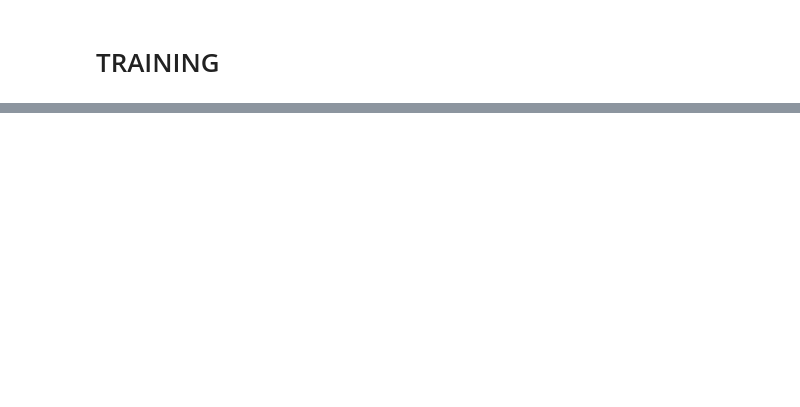
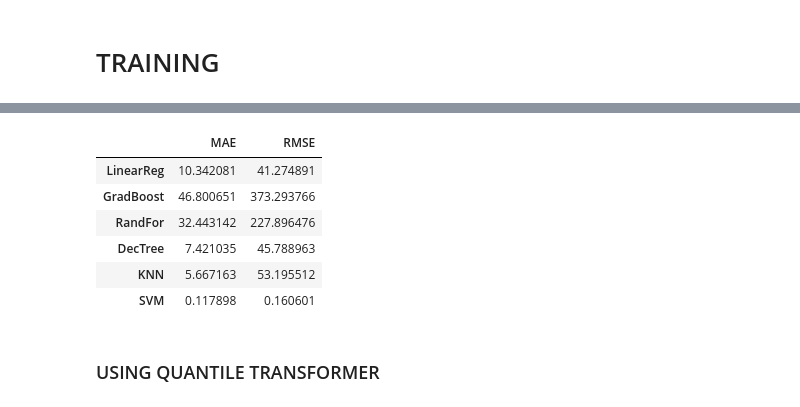
Before and after one commit to mattmiranda/ml-regression, a Jupyter notebook: main.ipynb, the cells around one changed output, grey strips where cells are left out. Drawn from its saved outputs; the diff is of its cells as text; code cells hidden in the pictures; blank space fills up the shorter version.

```diff
--- a/main.ipynb
+++ b/main.ipynb
@@ -500,0 +359,11 @@ from sklearn.model_selection import train_test_split
+# %%
+# Spliting data into training and testing sets
+X = df.drop(["Price", "Boxes_T"], axis=1)
+y = df["Price"]
+
+X_train, X_test, y_train, y_test = train_test_split(X, y, test_size=0.2, random_state=43)
+
+print("X_train: ", X_train.shape)
+print("y_train: ", y_train.shape)
+print("X_test: ", X_test.shape)
+print("y_test: ", y_test.shape)
@@ -500,0 +397,7 @@ from sklearn.model_selection import train_test_split
+# %%
+# Make column transformer to make it easier to create scikit-learn pipeline later
+# Encoding nominal variabe "Region"
+one_hot_enc = OneHotEncoder(sparse=False)
+scaler = StandardScaler()
+col_trans = make_column_transformer((one_hot_enc, ["Region"]), (scaler, ["Volume", "Boxes_S", "Boxes_L", "Boxes_XL"]))
+col_trans.fit_transform(X)[:5]
@@ -500,0 +422,53 @@ from sklearn.model_selection import train_test_split
+# %%
+# Create pipelines from all models
+
+models = []
+
+# Instantiate pipeline with linear regression
+lm = LinearRegression()
+lm_pipeline = make_pipeline(col_trans, lm)
+# run_model("Linear", lm_pipeline, X_train, y_train, X_test, y_test)
+models.append({"name": "LinearReg", "pipeline": lm_pipeline})
+
+# Instantiate Gradient Boosting Regressor with default loss = 'squared_error' and default criterion = 'friedman_mse'
+gbm = GradientBoostingRegressor()
+gbm_pipeline = make_pipeline(col_trans, gbm)
+# run_model("GB", lm_pipeline, X_train, y_train, X_test, y_test)
+models.append({"name": "GradBoost", "pipeline": gbm_pipeline})
+
+# Deault criterion for Random Forrest is 'squared_error'
+rfm = RandomForestRegressor()
+rfm_pipeline = make_pipeline(col_trans, rfm)
+# run_model("RandForr", lm_pipeline, X_train, y_train, X_test, y_test)
+models.append({"name": "RandFor", "pipeline": rfm_pipeline})
+
+# Decision Tree
+dtm = tree.DecisionTreeRegressor(max_depth=1)
+dtm_pipeline = make_pipeline(col_trans, dtm)
+# run_model("DecTree", dtm_pipeline, X_train, y_train, X_test, y_test)
+models.append({"name": "DecTree", "pipeline": dtm_pipeline})
+
+# KNN
+knn = neighbors.KNeighborsRegressor(n_neighbors=5, weights='uniform')
+knn_pipeline = make_pipeline(col_trans, knn)
+# run_model("KNN", knn_pipeline, X_train, y_train, X_test, y_test)
+models.append({"name": "KNN", "pipeline": knn_pipeline})
+
+# SVM
+svm = SVR()
+svm_pipeline = make_pipeline(col_trans, svm)
+# run_model("SVM", svm_pipeline, X_train, y_train, X_test, y_test)
+models.append({"name": "SVM", "pipeline": svm_pipeline})
+
+results = run_models(models, X_train, y_train, X_test, y_test)
+results
+# %% [output]
+|  | MAE | RMSE |
+| LinearReg | 10.342081 | 41.274891 |
+| GradBoost | 46.800651 | 373.293766 |
+| RandFor | 32.443142 | 227.896476 |
+| DecTree | 7.421035 | 45.788963 |
+| KNN | 5.667163 | 53.195512 |
+| SVM | 0.117898 | 0.160601 |
+# %% [markdown]
+### USING QUANTILE TRANSFORMER
```
Also changed, not shown: parts of 55 cells of this notebook.
